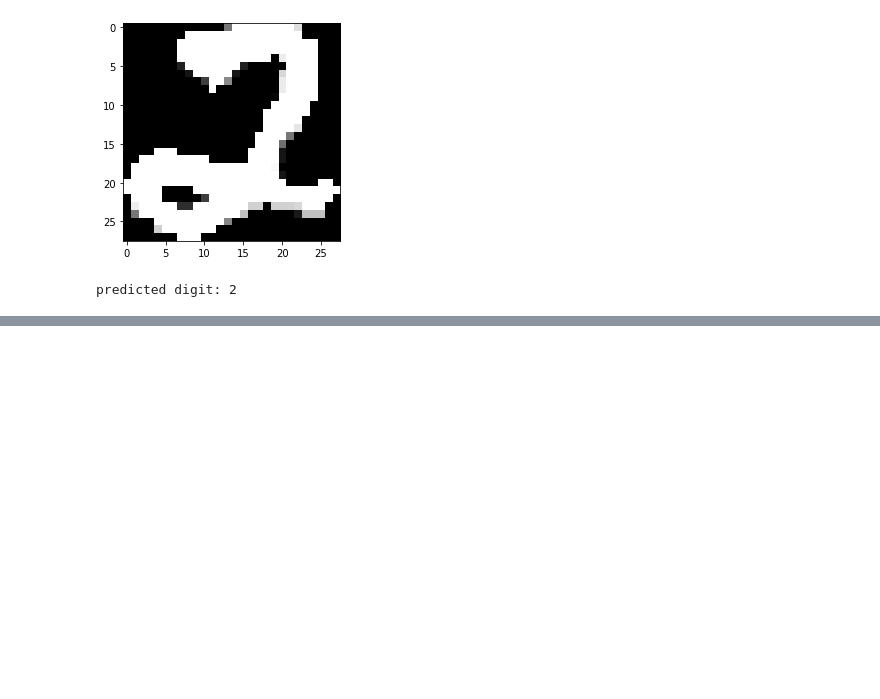
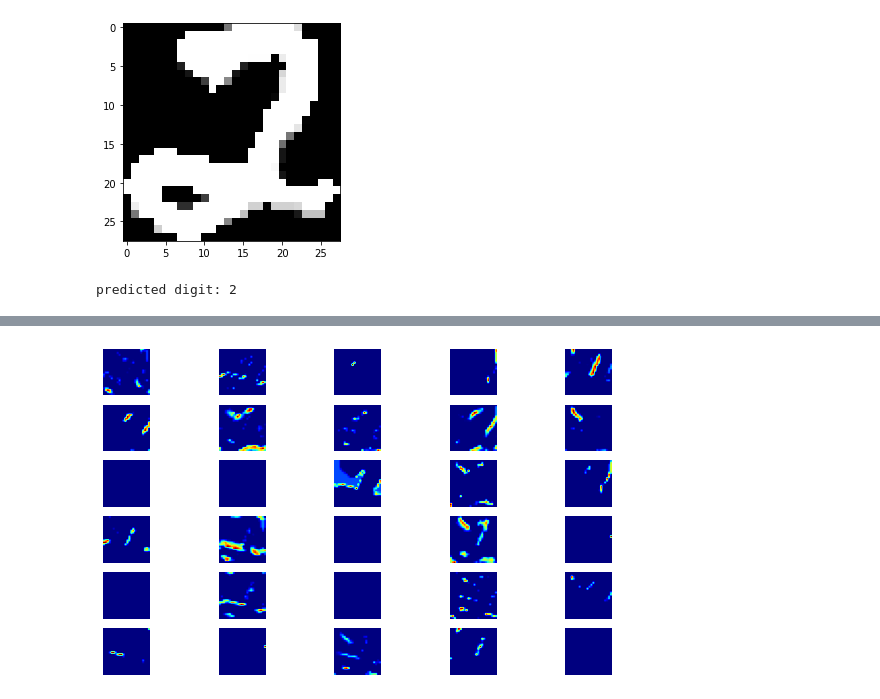
Before and after one commit to sumit-mandal/colab_google, a Jupyter notebook: Copy_of_convolutional_nn.ipynb, the cells around one changed output, grey strips where cells are left out. Cells and saved outputs as stored; diff of their text form; code cells hidden in the pictures; blank space fills up the shorter version.

```diff
--- a/Copy_of_convolutional_nn.ipynb
+++ b/Copy_of_convolutional_nn.ipynb
@@ -181,11 +191,11 @@ Text(0.5, 0, 'epoch')
 # %%
 import requests
 from PIL import Image #python imaging library
-url = 'https://www.researchgate.net/profile/Jose_Sempere/publication/221258631/figure/fig1/AS:305526891139075@1449854695342/Handwritten-digit-2.png'
+url = ""'https://www.researchgate.net/profile/Jose_Sempere/publication/221258631/figure/fig1/AS:305526891139075@1449854695342/Handwritten-digit-2.png'
 response = requests.get(url,stream = True)
 print(response)
 img = Image.open(response.raw)
-plt.imshow(img)
+plt.imshow(img,cmap=plt.get_cmap('gray'))
 # %% [output]
 <Response [200]>
 <matplotlib.image.AxesImage at 0x...>
@@ -211,0 +231,10 @@ predicted digit: 2
+# %%
+layer1 = Model(inputs=model.layers[0].input, outputs = model.layers[0].output)
+#using this we acces our first conv layer
+layer2 = Model(inputs=model.layers[0].input, outputs = model.layers[2].output)
+#we access our firt convolutional i/p  and second convolutional output
+
+visual_layer1 = layer1.predict(img)
+visual_layer2 = layer2.predict(img)
+print(visual_layer1.shape)
+print(visual_layer2.shape)
@@ -211,0 +246,20 @@ predicted digit: 2
+# %%
+#plotting layr1
+plt.figure(figsize=(10,6))
+#plotting subplots
+for i in range (30):#as our first layer has 30 filters therfore range is 30
+
+  plt.subplot(6,5,i+1) #we have 6 rows and 5  cols here,now with each iteration of our loop we want to plot the preceding image
+                       # so for our index value we input i+1,this will cycle through all our index value and
+                       #place i+1th image at its appropriate posn.
+  plt.imshow(visual_layer1[0, : , : ,i],cmap=plt.get_cmap('jet'))
+  plt.axis("off")
+#each filter are stored inside the visual layer 1 array we must call this array visual layer 1 and as we have
+# seen earlier the shape of the array is 1 by 24 24 and 30.
+# Therefore we access the first index 0.
+# We then want all the pixels in the output shape so we splice our array accordingly with the proper notation.
+# And finally since we want to iterate through all of our 30 filters we place the variable i as our last
+# index value.
+# This will ensure that our new filter is printed with each iteration of our For loop
+# %% [output]
+[figure, added]
```
Also changed, not shown: parts of 10 cells of this notebook.
